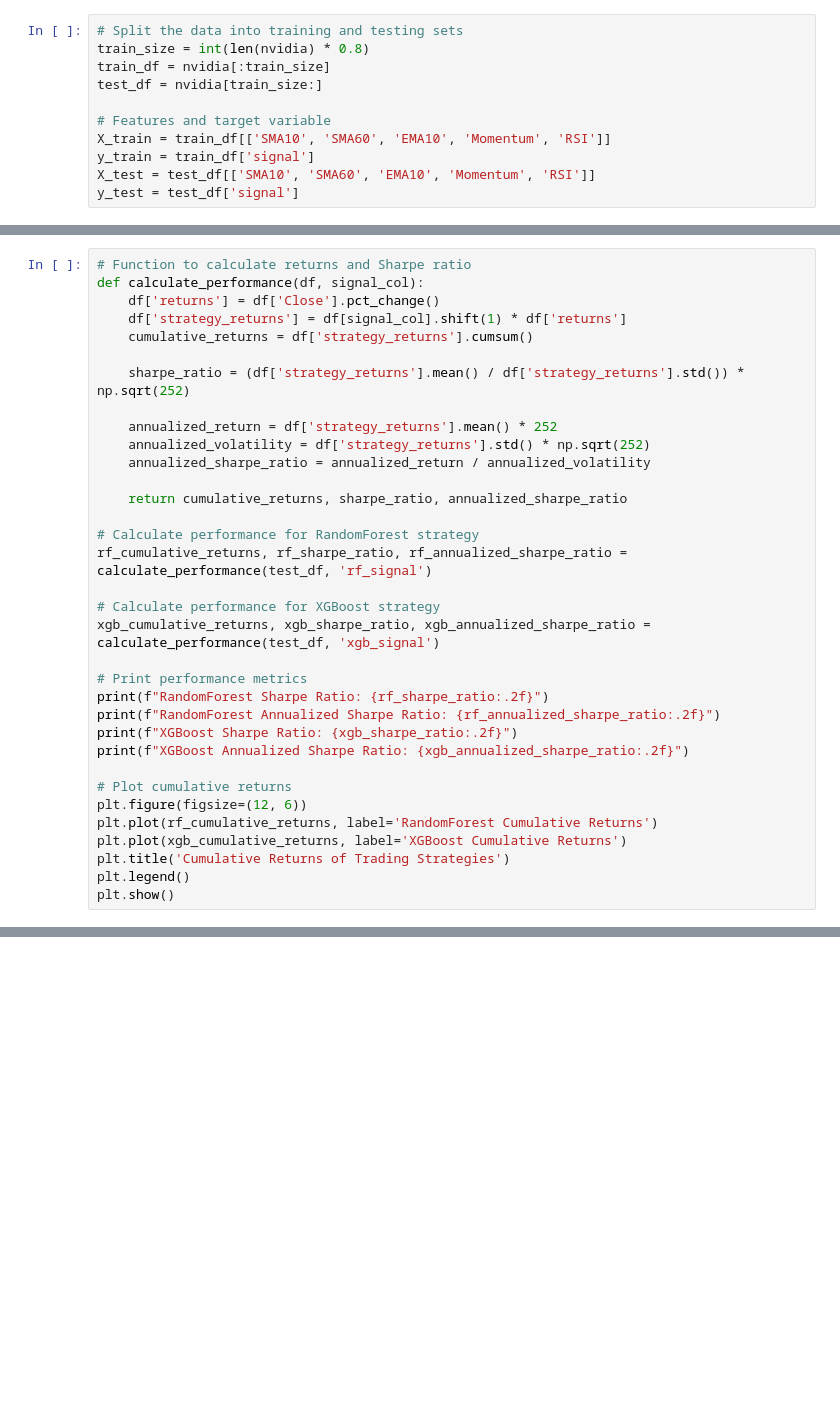
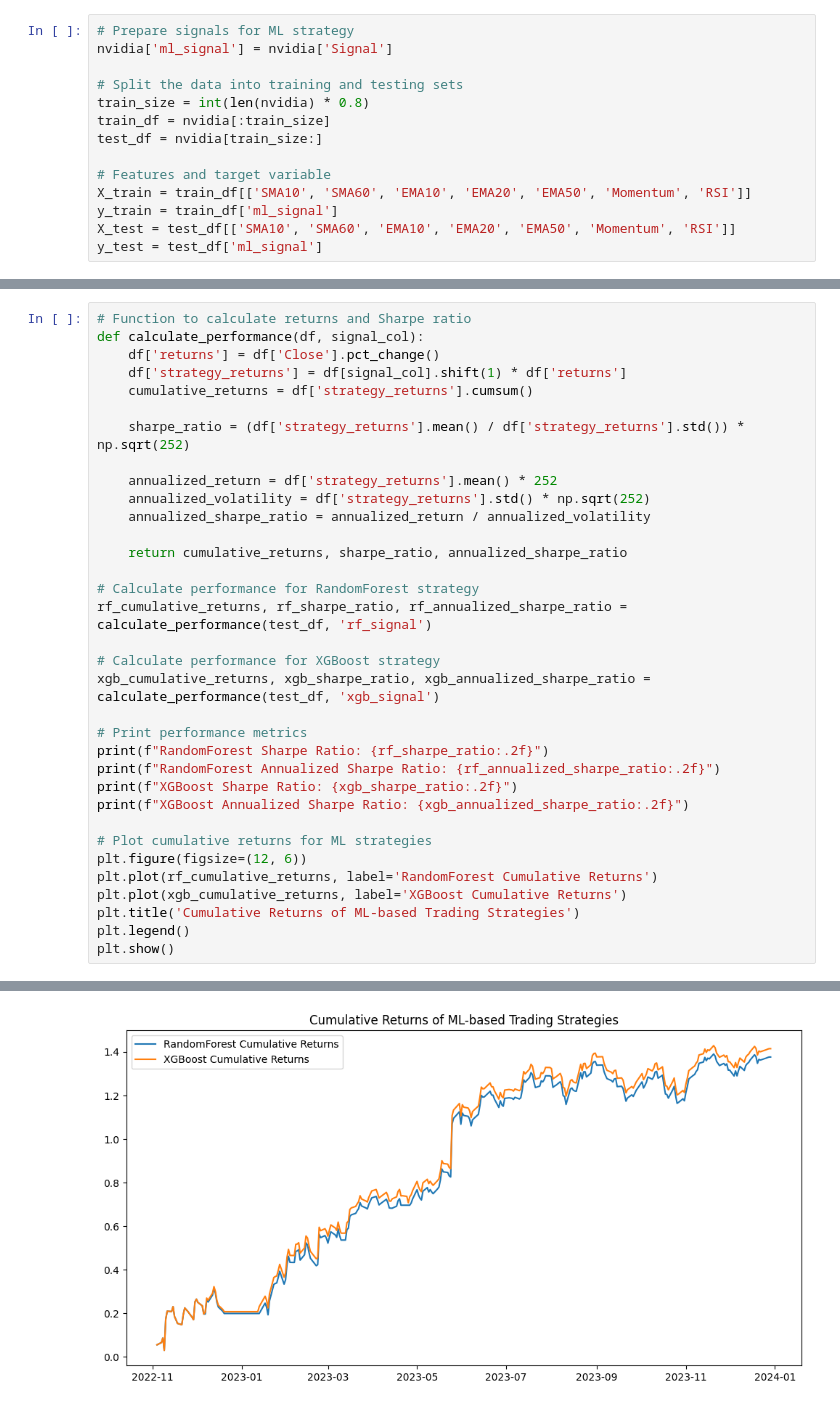
Before and after one commit to astronaut505/tradingtroll, a Jupyter notebook: buyorbye.ipynb, the cells around one changed output, grey strips where cells are left out. Drawn from its saved outputs; the diff is of its cells as text; blank space fills up the shorter version.

Commit message:
2 strategies implemented

```diff
--- a/buyorbye.ipynb
+++ b/buyorbye.ipynb
@@ -62,14 +96,17 @@ plt.show()
 # %%
+# Prepare signals for ML strategy
+nvidia['ml_signal'] = nvidia['Signal']
+
 # Split the data into training and testing sets
 train_size = int(len(nvidia) * 0.8)
 train_df = nvidia[:train_size]
 test_df = nvidia[train_size:]
 
 # Features and target variable
-X_train = train_df[['SMA10', 'SMA60', 'EMA10', 'Momentum', 'RSI']]
-y_train = train_df['signal']
-X_test = test_df[['SMA10', 'SMA60', 'EMA10', 'Momentum', 'RSI']]
-y_test = test_df['signal']
+X_train = train_df[['SMA10', 'SMA60', 'EMA10', 'EMA20', 'EMA50', 'Momentum', 'RSI']]
+y_train = train_df['ml_signal']
+X_test = test_df[['SMA10', 'SMA60', 'EMA10', 'EMA20', 'EMA50', 'Momentum', 'RSI']]
+y_test = test_df['ml_signal']
 # %%
 # Train RandomForestClassifier
 rf_model = RandomForestClassifier(n_estimators=25)
@@ -111,10 +160,11 @@ print(f"RandomForest Annualized Sharpe Ratio: {rf_annualized_sharpe_ratio:.2f}")
 print(f"XGBoost Sharpe Ratio: {xgb_sharpe_ratio:.2f}")
 print(f"XGBoost Annualized Sharpe Ratio: {xgb_annualized_sharpe_ratio:.2f}")
 
-# Plot cumulative returns
+# Plot cumulative returns for ML strategies
 plt.figure(figsize=(12, 6))
 plt.plot(rf_cumulative_returns, label='RandomForest Cumulative Returns')
 plt.plot(xgb_cumulative_returns, label='XGBoost Cumulative Returns')
-plt.title('Cumulative Returns of Trading Strategies')
+plt.title('Cumulative Returns of ML-based Trading Strategies')
 plt.legend()
 plt.show()
+# %% [output]
@@ -120,0 +193 @@ plt.show()
+[figure, added]
```
Also changed, not shown: parts of 6 cells of this notebook.
